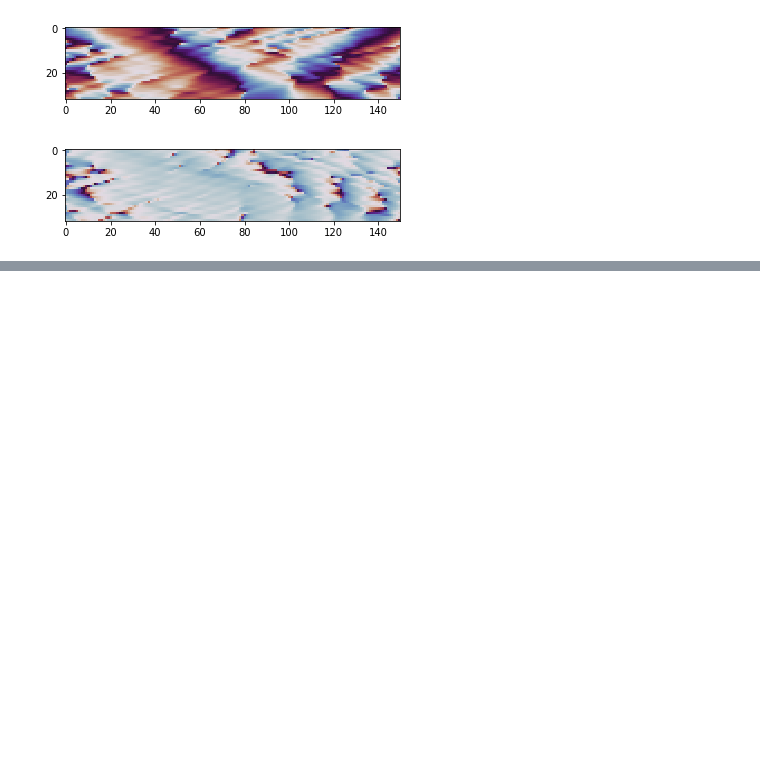
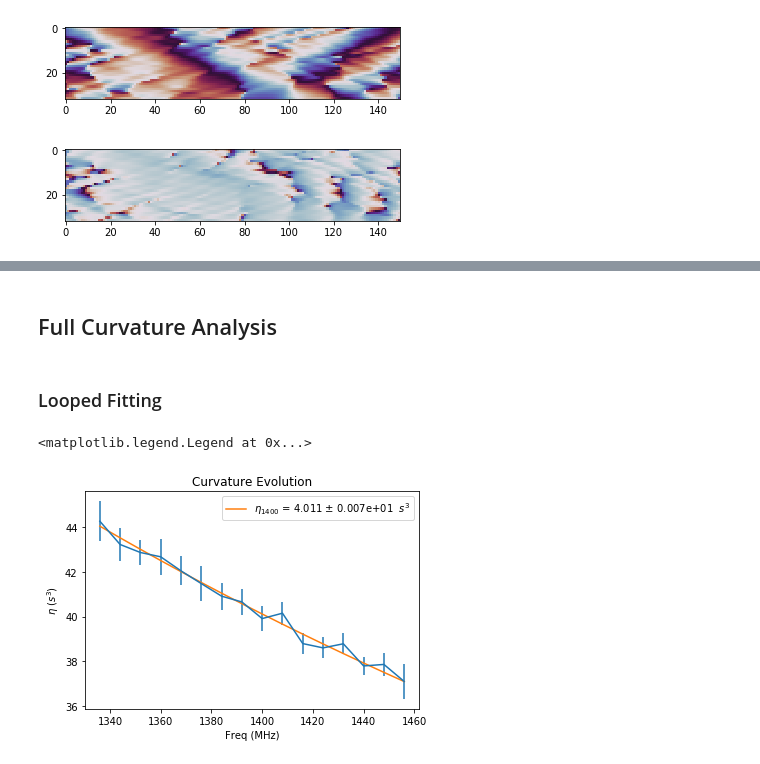
Before and after one commit to danielreardon/scintools, a Jupyter notebook: scintools/examples/THTHSample.ipynb, the cells around one changed output, grey strips where cells are left out. Cells and saved outputs as stored; diff of their text form; code cells hidden in the pictures; blank space fills up the shorter version.

```diff
--- a/scintools/examples/THTHSample.ipynb
+++ b/scintools/examples/THTHSample.ipynb
@@ -514,0 +674,4 @@ plt.ylim((-1,3))
+# %% [markdown]
+## Full Curvature Analysis
+# %% [markdown]
+### Looped Fitting
@@ -514,0 +732,24 @@ plt.ylim((-1,3))
+# %%
+##Fit for overall curvature evolution
+popt,pcov=curve_fit(eta_func,f0.value,eta_evo.value,sigma=eta_evo_err.value,p0=[np.median(eta_evo.value*f0.value)])
+A=popt[0]*(u.us)*u.MHz**2/u.mHz**2
+A_err=np.sqrt(pcov[0,0])*u.us*u.MHz**2/u.mHz**2
+A/=(1400*u.MHz)**2
+A_err/=(1400*u.MHz)**2
+
+exp_fit=int(('%.0e' %A.value)[2:])
+exp_err=int(('%.0e' %A_err.value)[2:])
+fmt="{:.%se}" %(exp_fit-exp_err)
+fit_string=fmt.format(A.value)[:2+exp_fit-exp_err]
+err_string='0%s' %fmt.format(10**(exp_fit)+A_err.value)[1:]
+
+plt.figure()
+plt.errorbar(f0.value,eta_evo.value,yerr=eta_evo_err.value)
+plt.plot(f0.value,eta_func(f0.value,*popt),label=r'$\eta_{1400}$ = %s $\pm$ %s  $s^3$' %(fit_string, err_string))
+plt.title(r'Curvature Evolution')
+plt.xlabel('Freq (MHz)')
+plt.ylabel(r'$\eta$ ($s^3$)')
+plt.legend()
+# %% [output]
+<matplotlib.legend.Legend at 0x...>
+[figure, added]
```
Also changed, not shown: parts of 13 cells of this notebook.
